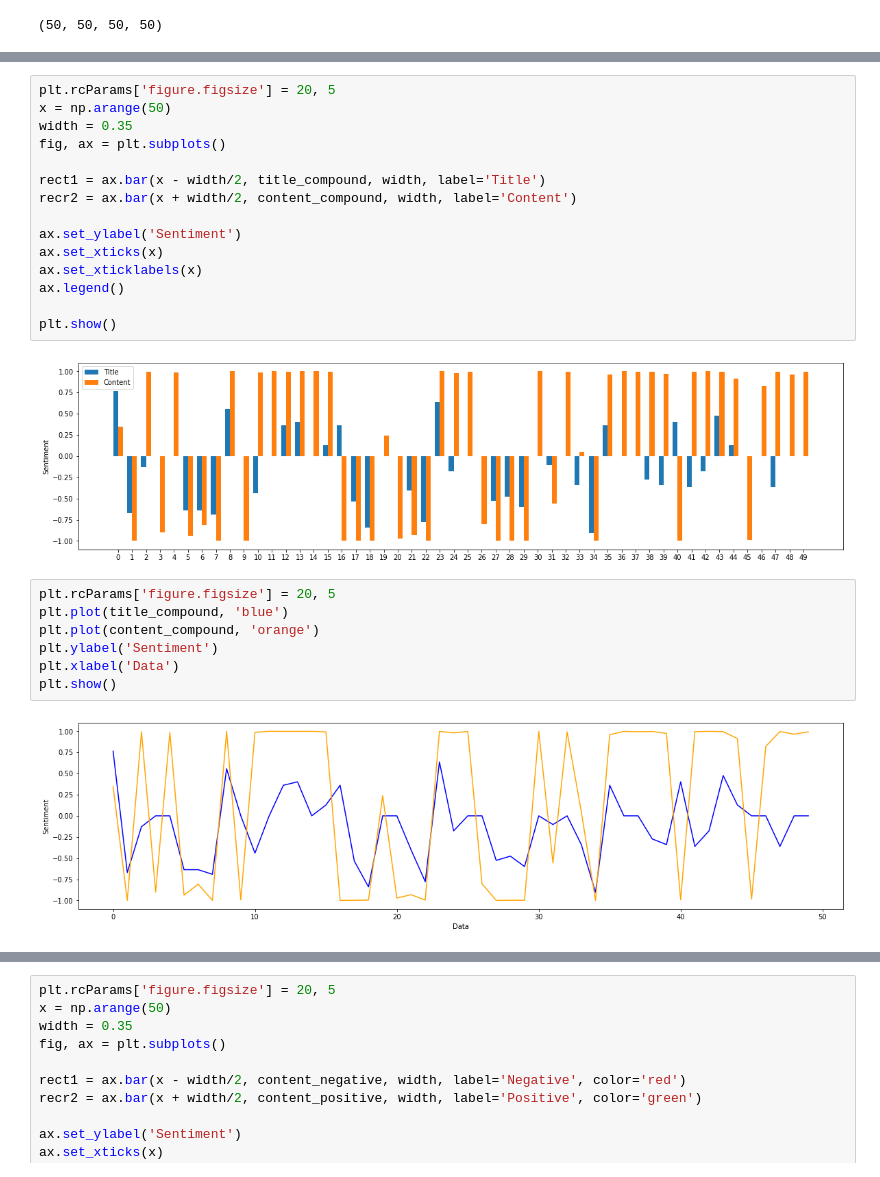
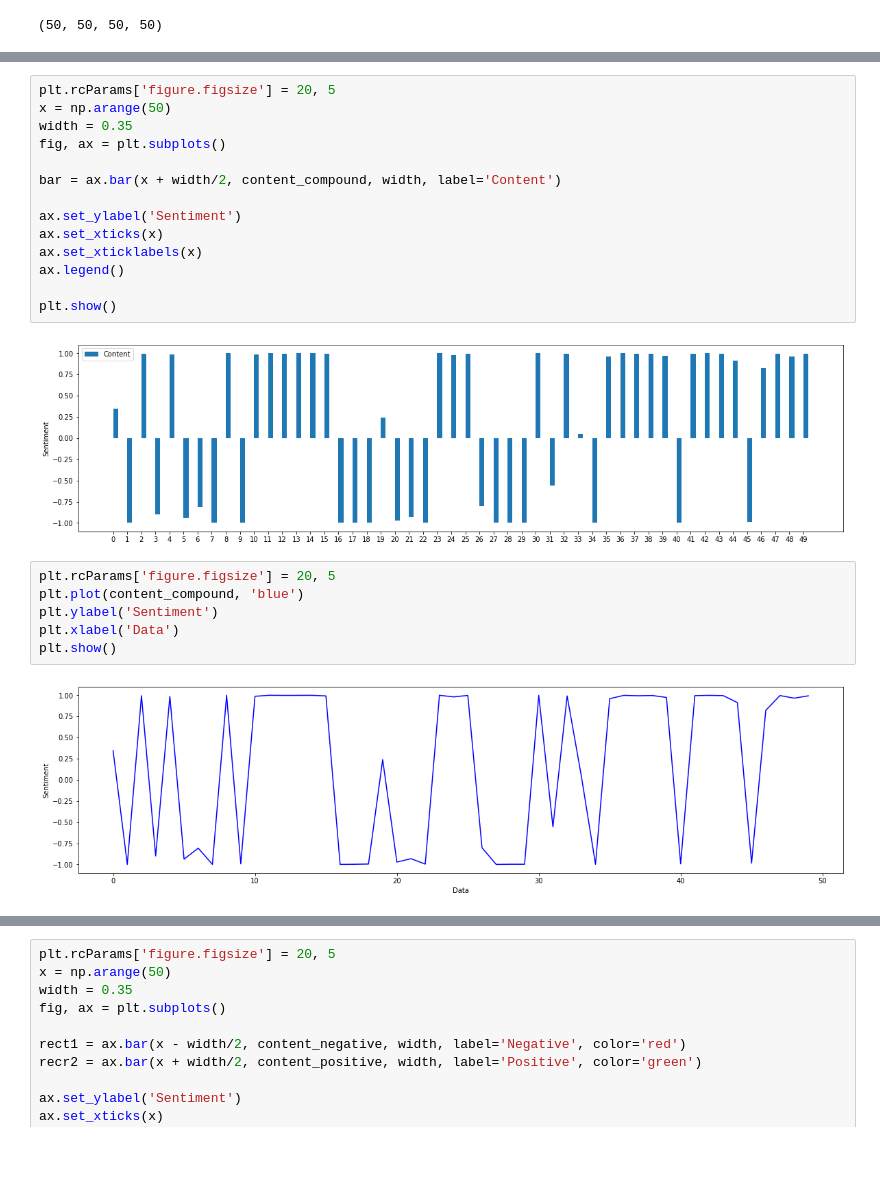
Before and after one commit to arabind-meher/News-Data-Analysis, a Jupyter notebook: 03_sentiment_analysis_on_news_data.ipynb, the cells around one changed output, grey strips where cells are left out. Drawn from its saved outputs; the diff is of its cells as text.

```diff
--- a/03_sentiment_analysis_on_news_data.ipynb
+++ b/03_sentiment_analysis_on_news_data.ipynb
@@ -61,26 +71,24 @@ len(content_negative), len(content_neutral), len(content_positive), len(content_
 # %%
 plt.rcParams['figure.figsize'] = 20, 5
 x = np.arange(50)
 width = 0.35
 fig, ax = plt.subplots()
 
-rect1 = ax.bar(x - width/2, title_compound, width, label='Title')
-recr2 = ax.bar(x + width/2, content_compound, width, label='Content')
+bar = ax.bar(x + width/2, content_compound, width, label='Content')
 
 ax.set_ylabel('Sentiment')
 ax.set_xticks(x)
 ax.set_xticklabels(x)
 ax.legend()
 
 plt.show()
 # %% [output]
-[figure, old version]
+[figure, new version]
 # %%
 plt.rcParams['figure.figsize'] = 20, 5
-plt.plot(title_compound, 'blue')
-plt.plot(content_compound, 'orange')
+plt.plot(content_compound, 'blue')
 plt.ylabel('Sentiment')
 plt.xlabel('Data')
 plt.show()
 # %% [output]
-[figure, old version]
+[figure, new version]
```
Also changed, not shown: parts of 14 cells of this notebook, 1 other file.
